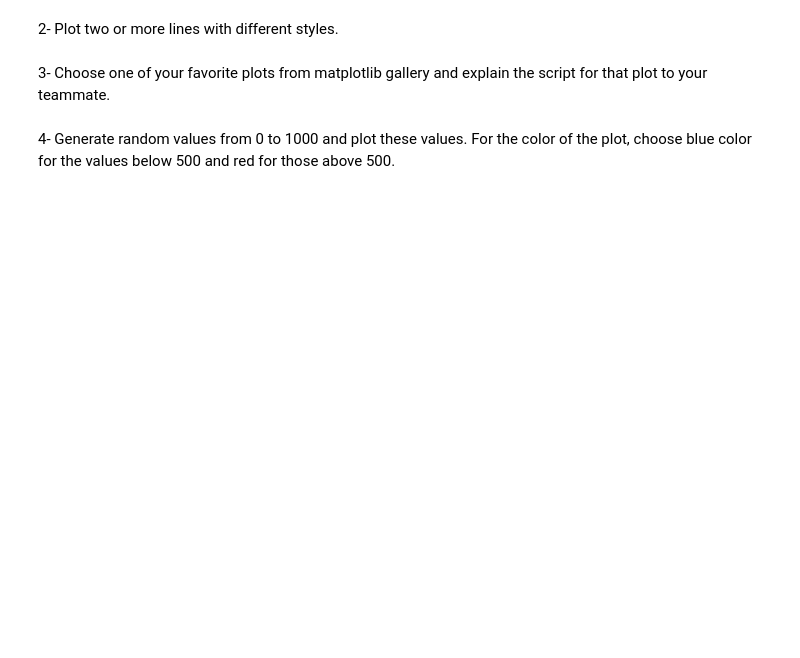
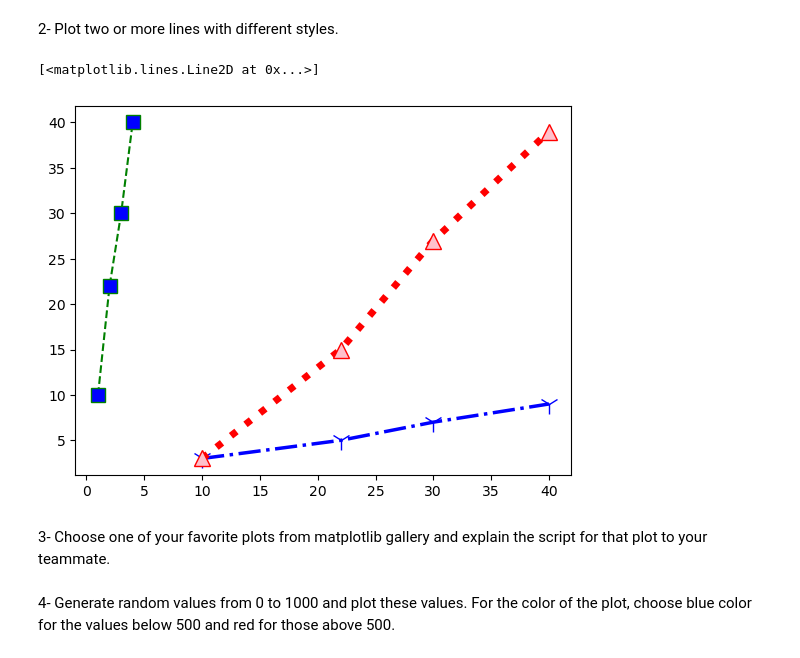
Before and after one commit to orhanakpinar/python.exercises, a Jupyter notebook: PythonForCSS/advancedDataAnalysisWithPython.ipynb, the cells around one changed output. Cells and saved outputs as stored; diff of their text form; code cells hidden in the pictures; blank space fills up the shorter version.

```diff
--- a/PythonForCSS/advancedDataAnalysisWithPython.ipynb
+++ b/PythonForCSS/advancedDataAnalysisWithPython.ipynb
@@ -453,5 +456,12 @@ plt.show
 # %% [markdown]
 2- Plot two or more lines with different styles.
+# %%
+plt.plot(X, Y, color='green', linestyle='dashed', marker='s', markerfacecolor='blue', markersize=10, linewidth = 1.5)
+plt.plot(Y, Z, color = "blue", linestyle="dashdot", marker="1", markersize = 14, linewidth = 2.5)
+plt.plot(Y, Q, color="red", markerfacecolor="pink", markersize=11, marker="^", linestyle = "dotted", linewidth = 5)
+# %% [output]
+[<matplotlib.lines.Line2D at 0x...>]
+[figure, added]
 # %% [markdown]
 3- Choose one of your favorite plots from matplotlib gallery and explain the script for that plot to your teammate.
 # %% [markdown]
```
Also changed, not shown: parts of 5 cells of this notebook.
